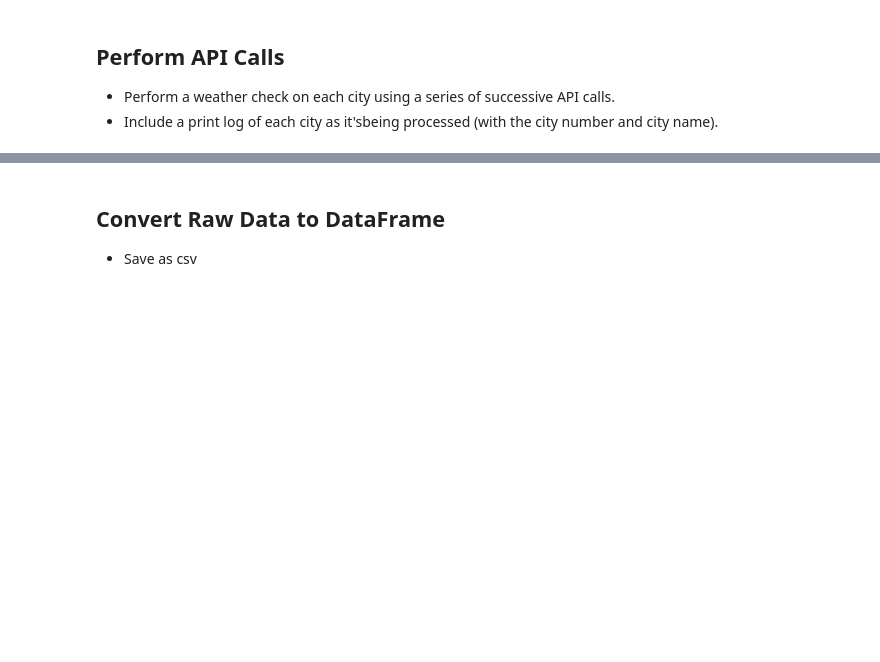
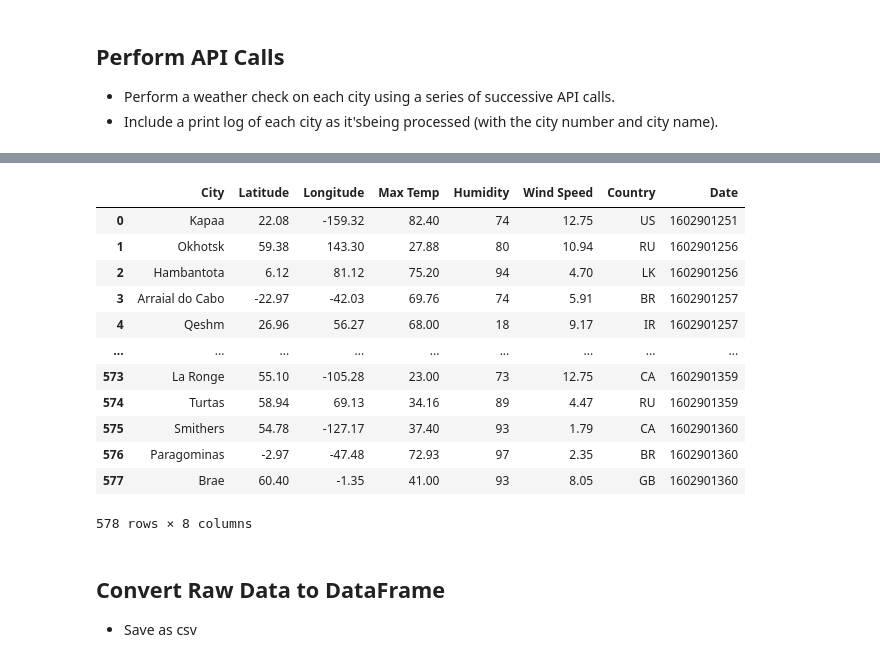
Before and after one commit to Ssimoes48/Python_API, a Jupyter notebook: WeatherPy/WeatherPyStarter.ipynb, the cells around one changed output, grey strips where cells are left out. Drawn from its saved outputs; the diff is of its cells as text; code cells hidden in the pictures; blank space fills up the shorter version.

Commit message:
completed dataframe of all weather date. saved to csv

```diff
--- a/WeatherPy/WeatherPyStarter.ipynb
+++ b/WeatherPy/WeatherPyStarter.ipynb
@@ -63,7 +64,7 @@ query_url = f"{url}appid={weather_api_key}&units={units}&q="
 #print(query_url)
 # %%
 
-cities_test = ["Paris", "London", "Gretel", "Beijing"]
+#cities_test = ["Paris", "London", "Gretel", "Beijing"]
 lat = []
 lng = []
 temp = []
@@ -77,7 +78,7 @@ name = []
 i = 0
 
 # Loop through the list of cities and perform a request for data on each
-for city in cities_test:
+for city in cities:
     response = requests.get(query_url + city).json()
     if i % 50 == 0:
         time.sleep(5)
@@ -100,7 +101,7 @@ for city in cities_test:
         print(f"{city} city not found")
 
 
-print(response)
+#print(response)
 
 #print(f"The latitude is: {lat}")
 #print(f"The lon is: {lng}")
@@ -120,7 +139,24 @@ recorded 3: Beijing
 # %%
-weather_data = pd.DataFrame({"City": name, "Lat": lat, "Long": lng, "Max Temp": max_temp, "Humidity": humidity, "Wind Speed": wind_speed, "Country": country, "Date": date})
+weather_data_df = pd.DataFrame({"City": name, "Latitude": lat, "Longitude": lng, "Max Temp": max_temp, "Humidity": humidity, "Wind Speed": wind_speed, "Country": country, "Date": date})
+#weather_data_df["Date"] = weather_data_df(datetime.utcfromtimestamp["Date"])
 
-weather_data.to_csv(output_data_file, index=False)
+
+weather_data_df.to_csv(output_data_file, index=False)
+weather_data_df
+# %% [output]
+|  | City | Latitude | Longitude | Max Temp | Humidity | Wind Speed | Country | Date |
+| 0 | Kapaa | 22.08 | -159.32 | 82.40 | 74 | 12.75 | US | 1602901251 |
+| 1 | Okhotsk | 59.38 | 143.30 | 27.88 | 80 | 10.94 | RU | 1602901256 |
+| 2 | Hambantota | 6.12 | 81.12 | 75.20 | 94 | 4.70 | LK | 1602901256 |
+| 3 | Arraial do Cabo | -22.97 | -42.03 | 69.76 | 74 | 5.91 | BR | 1602901257 |
+| 4 | Qeshm | 26.96 | 56.27 | 68.00 | 18 | 9.17 | IR | 1602901257 |
+| ... | ... | ... | ... | ... | ... | ... | ... | ... |
+| 573 | La Ronge | 55.10 | -105.28 | 23.00 | 73 | 12.75 | CA | 1602901359 |
+| 574 | Turtas | 58.94 | 69.13 | 34.16 | 89 | 4.47 | RU | 1602901359 |
+| 575 | Smithers | 54.78 | -127.17 | 37.40 | 93 | 1.79 | CA | 1602901360 |
+| 576 | Paragominas | -2.97 | -47.48 | 72.93 | 97 | 2.35 | BR | 1602901360 |
+| 577 | Brae | 60.40 | -1.35 | 41.00 | 93 | 8.05 | GB | 1602901360 |
+578 rows × 8 columns
 # %% [markdown]
 ## Convert Raw Data to DataFrame
 * Save as csv
```
Also changed, not shown: parts of 4 cells of this notebook, 2 other files.
